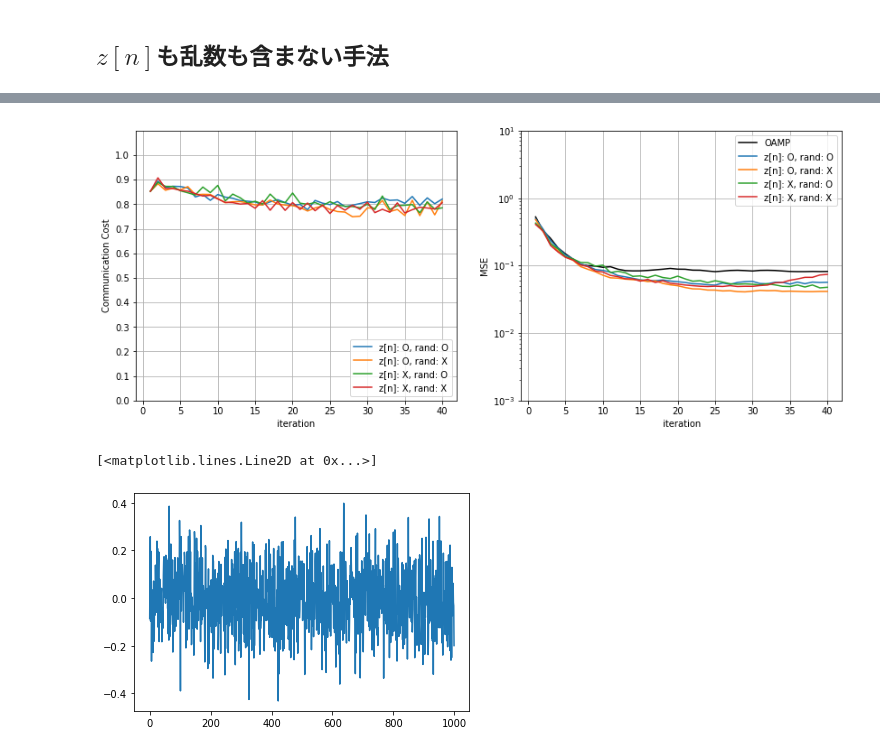
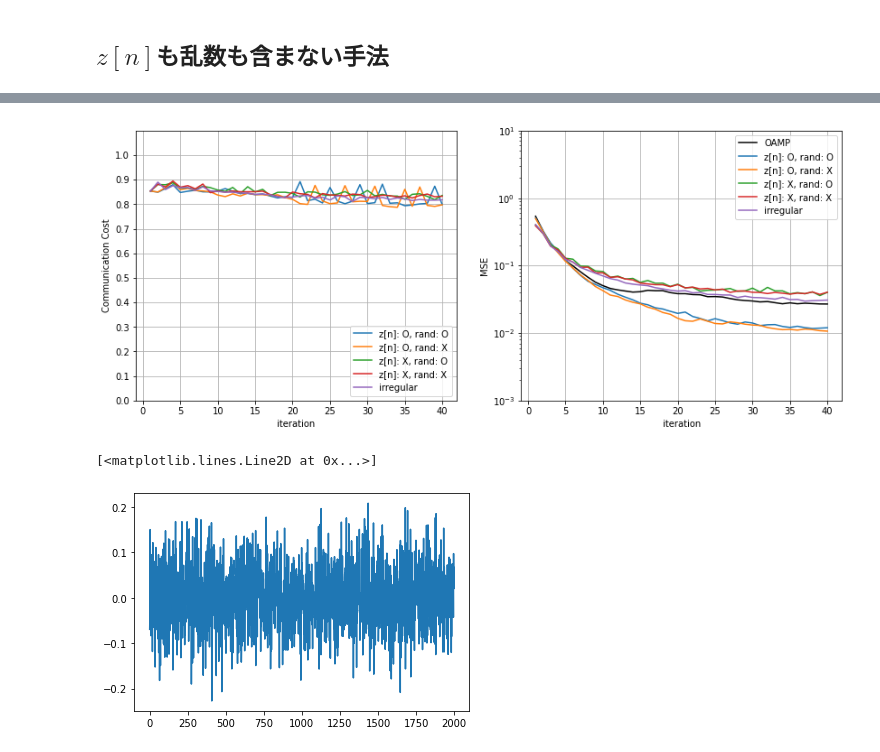
Before and after one commit to Qip21n0/Lassolver, a Jupyter notebook: examples/test.ipynb, the cells around one changed output, grey strips where cells are left out. Cells and saved outputs as stored; diff of their text form; code cells hidden in the pictures.

```diff
--- a/examples/test.ipynb
+++ b/examples/test.ipynb
@@ -97,6 +110,7 @@ def gcoamp(w, tau_p, log=False, ord=None):
     for n in Vc:
         b[n] = z[n] if ord in z_exe else 0
         b[n] += np.sum([rand(shita * tau_p[p]) for p in range(1, P) if p not in S[n]]) if ord in rand_exe else 0
+        b[n] = np.sum([w[p, n] for p in range(1, P) if p not in S[n]]) if ord == '4' else b[n]
 
     s = u - np.mean(u != 0)*b
     return s.real, communication_cost
@@ -245,11 +259,11 @@ M = int(alpha*N)
 rho = 0.2
 # %%
 kappa = 5
-P = 10
+P = 2
 T = 40
 # %%
 x = bernouli_gaussian(N, rho)
-SNR = 50
+SNR = 60
 mode = 'LMMSE'
 # %%
 iidG = iidGaussian(M, N, 0, 1/M)
@@ -258,7 +272,7 @@ sigma = np.linalg.norm(iidG.A @ x)**2 / SNRdB
 noise = np.random.normal(0, sigma**0.5, (M, 1))
 # %%
 oamp = OAMP(iidG.A, x, noise)
-test = [D_Test(iidG.A, x, noise, P) for _ in range(4)]
+test = [D_Test(iidG.A, x, noise, P) for _ in range(5)]
 # %%
 %%prun
 oamp.estimate(T=T, ord=mode)
@@ -390,27 +452,29 @@ final mse: 0.07408460934700895
 # %%
 plt.figure(figsize=(14, 5.5))
 
 plt.subplot(121)
 plt_CC(test[0].communication_cost, 'z[n]: O, rand: O', T, N, P)
 plt_CC(test[1].communication_cost, 'z[n]: O, rand: X', T, N, P)
 plt_CC(test[2].communication_cost, 'z[n]: X, rand: O', T, N, P)
 plt_CC(test[3].communication_cost, 'z[n]: X, rand: X', T, N, P)
+plt_CC(test[4].communication_cost, 'irregular', T, N, P)
 plt.grid()
 
 plt.subplot(122)
 plt_MSE(oamp.mse, 'OAMP', T, 'black')
 plt_MSE(test[0].mse, 'z[n]: O, rand: O', T)
 plt_MSE(test[1].mse, 'z[n]: O, rand: X', T)
 plt_MSE(test[2].mse, 'z[n]: X, rand: O', T)
 plt_MSE(test[3].mse, 'z[n]: X, rand: X', T)
+plt_MSE(test[4].mse, 'irregular', T)
 plt.grid()
 # %% [output]
-[figure, old version]
+[figure, new version]
 # %%
 oamp_noise = oamp.n.copy().flatten()
 plt.plot(oamp_noise)
 # %% [output]
 [<matplotlib.lines.Line2D at 0x...>]
-[figure, old version]
+[figure, new version]
 # %%
 test_noise = []
```
Also changed, not shown: parts of 29 cells of this notebook.
